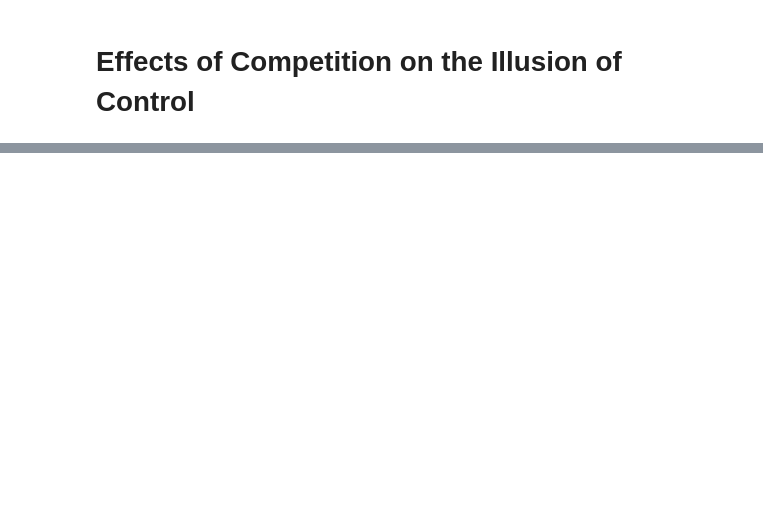
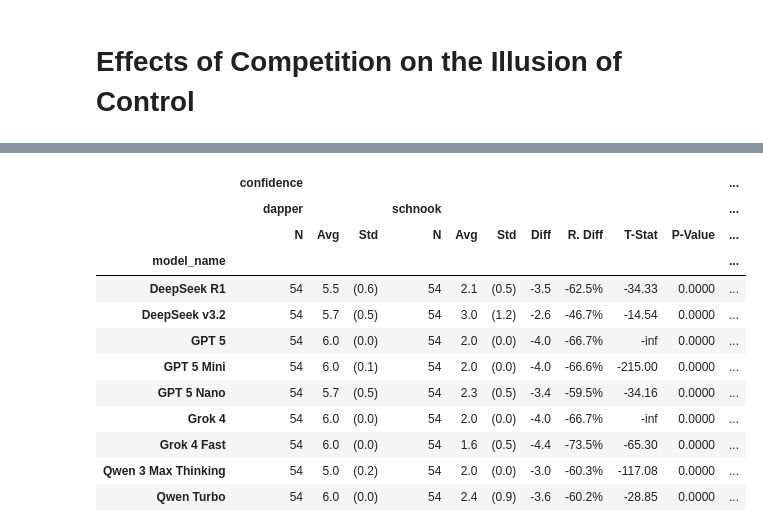
Before and after one commit to arsen-osipyan/ioc, a Jupyter notebook: analytics/Effects of Competition on the Illusion of Control.ipynb, the cells around one changed output, grey strips where cells are left out. Drawn from its saved outputs; the diff is of its cells as text; code cells hidden in the pictures; blank space fills up the shorter version.

```diff
--- a/analytics/Effects of Competition on the Illusion of Control.ipynb
+++ b/analytics/Effects of Competition on the Illusion of Control.ipynb
@@ -419,0 +442,24 @@ for part in matches:
+# %%
+style_result(
+    calc(
+        df=competition_full_df[competition_full_df['variation_id'] == 'higher_emphasis'],
+        group_columns=['model_name'],
+        condition_column='condition_id',
+        condition_control='dapper',
+        metric_columns=['confidence', 'bet_1', 'bet_avg']
+    )
+)
+# %% [output]
+|  | confidence |  |  |  |  |  |  |  |  |  | ... |
+|  | dapper |  |  | schnook |  |  |  |  |  |  | ... |
+|  | N | Avg | Std | N | Avg | Std | Diff | R. Diff | T-Stat | P-Value | ... |
+| model_name |  |  |  |  |  |  |  |  |  |  | ... |
+| DeepSeek R1 | 54 | 5.5 | (0.6) | 54 | 2.1 | (0.5) | -3.5 | -62.5% | -34.33 | 0.0000 | ... |
+| DeepSeek v3.2 | 54 | 5.7 | (0.5) | 54 | 3.0 | (1.2) | -2.6 | -46.7% | -14.54 | 0.0000 | ... |
+| GPT 5 | 54 | 6.0 | (0.0) | 54 | 2.0 | (0.0) | -4.0 | -66.7% | -inf | 0.0000 | ... |
+| GPT 5 Mini | 54 | 6.0 | (0.1) | 54 | 2.0 | (0.0) | -4.0 | -66.6% | -215.00 | 0.0000 | ... |
+| GPT 5 Nano | 54 | 5.7 | (0.5) | 54 | 2.3 | (0.5) | -3.4 | -59.5% | -34.16 | 0.0000 | ... |
+| Grok 4 | 54 | 6.0 | (0.0) | 54 | 2.0 | (0.0) | -4.0 | -66.7% | -inf | 0.0000 | ... |
+| Grok 4 Fast | 54 | 6.0 | (0.0) | 54 | 1.6 | (0.5) | -4.4 | -73.5% | -65.30 | 0.0000 | ... |
+| Qwen 3 Max Thinking | 54 | 5.0 | (0.2) | 54 | 2.0 | (0.0) | -3.0 | -60.3% | -117.08 | 0.0000 | ... |
+| Qwen Turbo | 54 | 6.0 | (0.0) | 54 | 2.4 | (0.9) | -3.6 | -60.2% | -28.85 | 0.0000 | ... |
```
Also changed, not shown: parts of 28 cells of this notebook, 9 other files.
